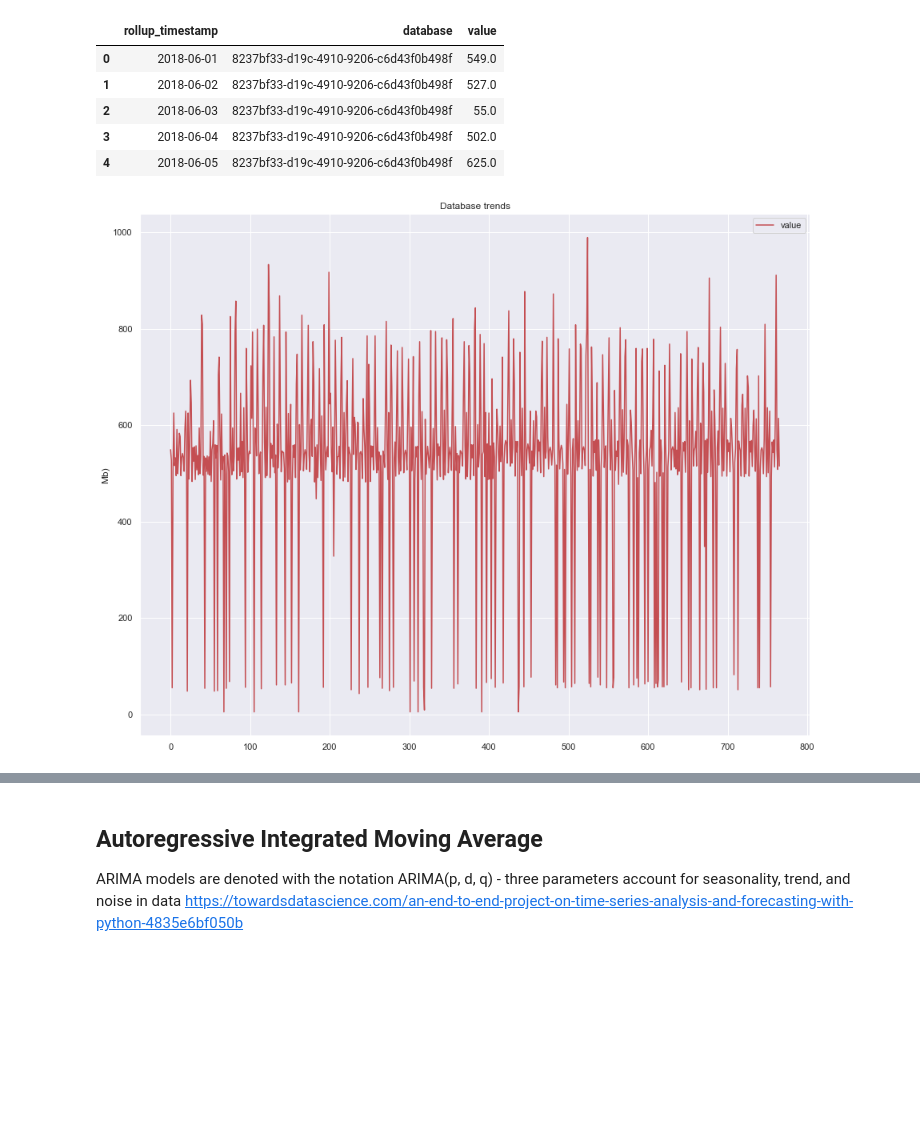
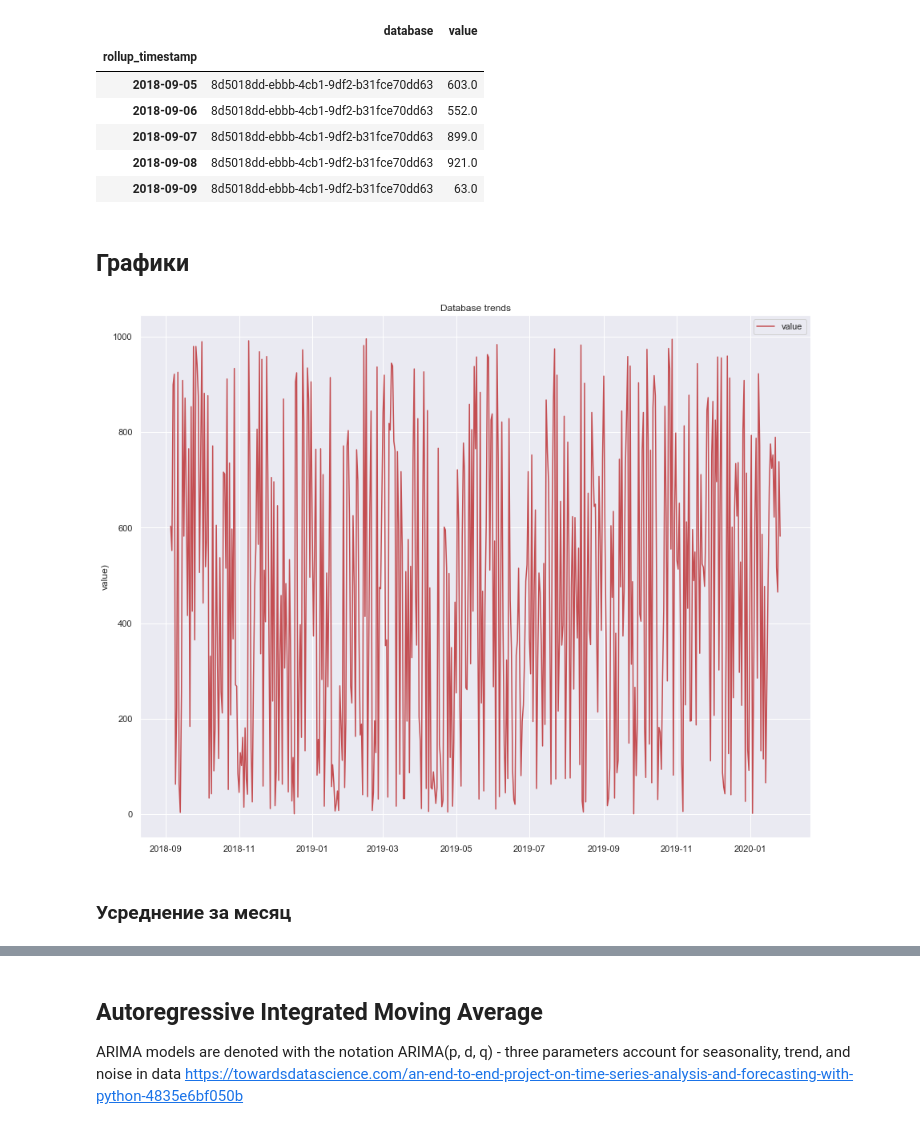
Before and after one commit to yatimerkhanov/database_trends, a Jupyter notebook: tablespace_trends.ipynb, the cells around one changed output, grey strips where cells are left out. Drawn from its saved outputs; the diff is of its cells as text; code cells hidden in the pictures; blank space fills up the shorter version.

```diff
--- a/tablespace_trends.ipynb
+++ b/tablespace_trends.ipynb
@@ -14,12 +18,14 @@ print(os.listdir("./input"))
 # %%
-sample = pd.read_csv('./input/sample2.csv', sep='\t')
+sample = pd.read_csv('./input/sample_dbtime2.csv')
 sample['rollup_timestamp'] = pd.to_datetime(sample['rollup_timestamp'])
+sample = sample.set_index('rollup_timestamp')
 # %%
 sample.head()
 # %% [output]
-|  | rollup_timestamp | database | value |
-| 0 | 2018-06-01 | 8237bf33-d19c-4910-9206-c6d43f0b498f | 549.0 |
-| 1 | 2018-06-02 | 8237bf33-d19c-4910-9206-c6d43f0b498f | 527.0 |
-| 2 | 2018-06-03 | 8237bf33-d19c-4910-9206-c6d43f0b498f | 55.0 |
-| 3 | 2018-06-04 | 8237bf33-d19c-4910-9206-c6d43f0b498f | 502.0 |
-| 4 | 2018-06-05 | 8237bf33-d19c-4910-9206-c6d43f0b498f | 625.0 |
+|  | database | value |
+| rollup_timestamp |  |  |
+| 2018-09-05 | 8d5018dd-ebbb-4cb1-9df2-b31fce70dd63 | 603.0 |
+| 2018-09-06 | 8d5018dd-ebbb-4cb1-9df2-b31fce70dd63 | 552.0 |
+| 2018-09-07 | 8d5018dd-ebbb-4cb1-9df2-b31fce70dd63 | 899.0 |
+| 2018-09-08 | 8d5018dd-ebbb-4cb1-9df2-b31fce70dd63 | 921.0 |
+| 2018-09-09 | 8d5018dd-ebbb-4cb1-9df2-b31fce70dd63 | 63.0 |
@@ -26,9 +36,13 @@ sample.head()
+# %% [markdown]
+## Графики
 # %%
 plt.figure(figsize=(15, 12))
 plt.plot(sample.index, sample['value'], 'r-', label = 'value')
 plt.title('Database trends')
-plt.ylabel('Mb)');
+plt.ylabel('value)');
 plt.legend();
 plt.show()
 # %% [output]
-[figure, old version]
+[figure, new version]
+# %% [markdown]
+### Усреднение за месяц
```
Also changed, not shown: parts of 51 cells of this notebook, 10 other files.
